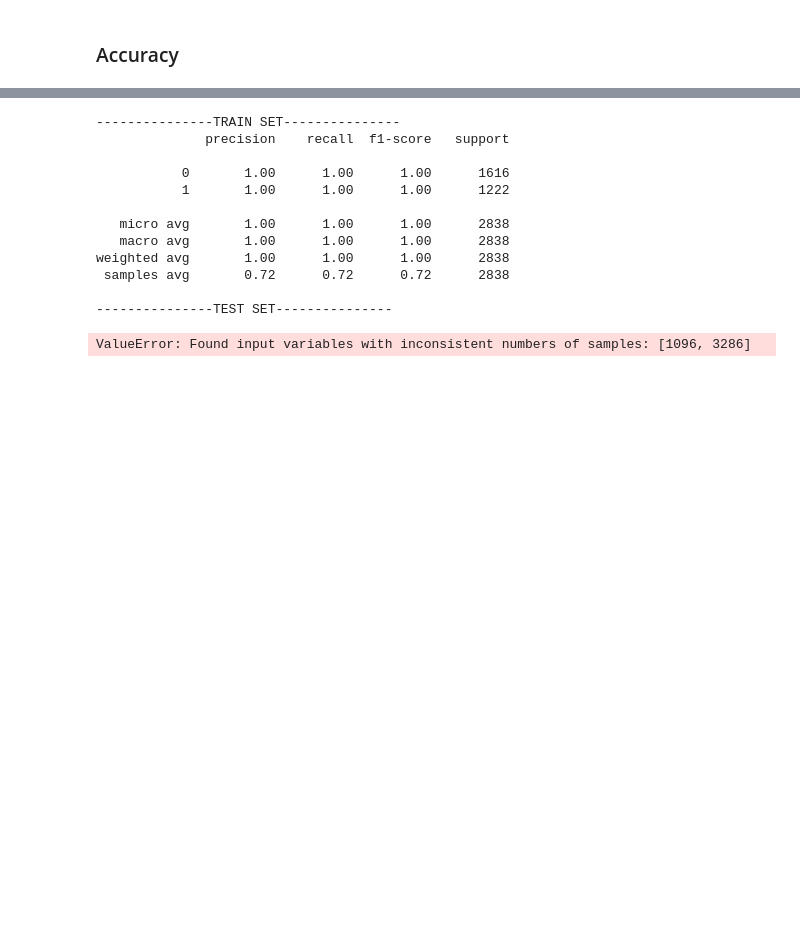
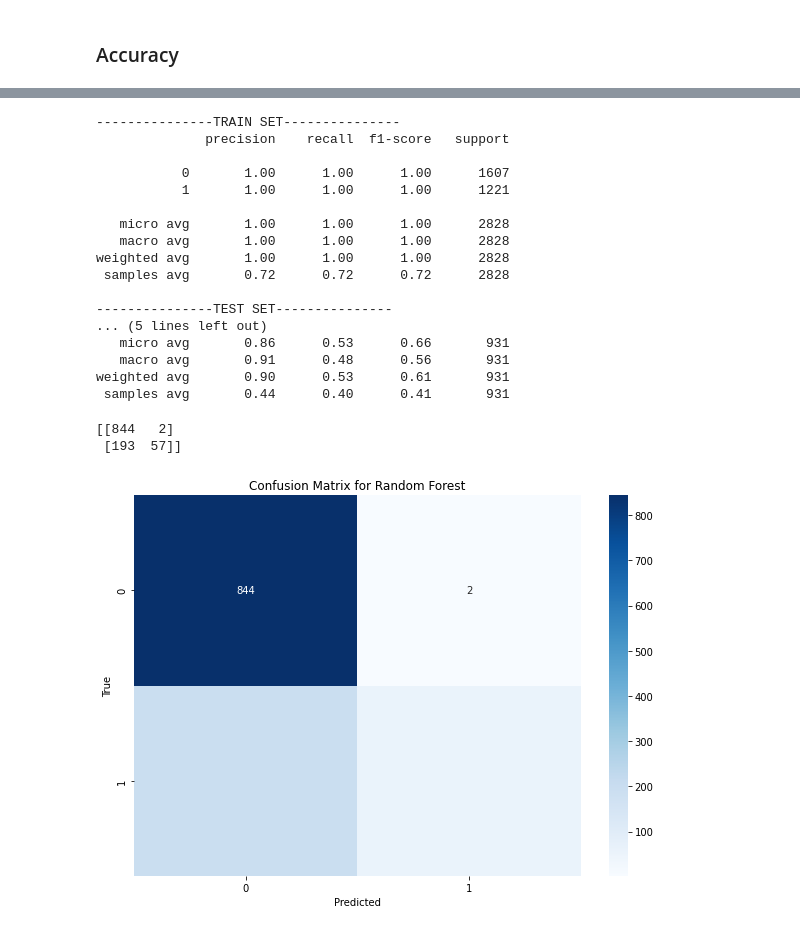
Before and after one commit to esul-gif/tom-jerry, a Jupyter notebook: Tom_and_Jerry_ML.ipynb, the cells around one changed output, grey strips where cells are left out. Drawn from its saved outputs; the diff is of its cells as text; code cells hidden in the pictures; blank space fills up the shorter version.

```diff
--- a/Tom_and_Jerry_ML.ipynb
+++ b/Tom_and_Jerry_ML.ipynb
@@ -181,6 +203,3 @@ weighted avg       0.70      0.72      0.71       969
 # Modelling - Random Forest Classifier
 # %% [markdown]
 ### Training
-# %%
-clf = RandomForestClassifier(random_state=42, n_jobs=-1)
-clf.fit(train_x, train_y)
@@ -188,0 +206,6 @@ RandomForestClassifier(n_jobs=-1, random_state=42)
+# %%
+from sklearn.model_selection import GridSearchCV
+
+#rf_params = {'n_estimators': [100, 200, 300], 'max_depth': [10, 20, 30, None], 'min_samples_split': [2, 5, 10]}
+clf2 = RandomForestClassifier(random_state=42, max_depth= None, min_samples_split=2, n_estimators=300)
+clf2.fit(train_x, train_y)
@@ -222,21 +247,43 @@ Final Accuracy RandomForest: 0.783
 # %%
 # Classification report
-pred_y = clf.predict(train_x)
+pred_y = clf2.predict(train_x)
 print('---------------TRAIN SET---------------')
 print(classification_report(train_y, pred_y))
+pred_y = clf2.predict(test_x)
 print('---------------TEST SET---------------')
 print(classification_report(test_y, pred_y))
 # %% [output]
 ---------------TRAIN SET---------------
               precision    recall  f1-score   support
 
-           0       1.00      1.00      1.00      1616
-           1       1.00      1.00      1.00      1222
+           0       1.00      1.00      1.00      1607
+           1       1.00      1.00      1.00      1221
 
-   micro avg       1.00      1.00      1.00      2838
-   macro avg       1.00      1.00      1.00      2838
-weighted avg       1.00      1.00      1.00      2838
- samples avg       0.72      0.72      0.72      2838
+   micro avg       1.00      1.00      1.00      2828
+   macro avg       1.00      1.00      1.00      2828
+weighted avg       1.00      1.00      1.00      2828
+ samples avg       0.72      0.72      0.72      2828
 
 ---------------TEST SET---------------
+... (5 lines left out)
+   micro avg       0.86      0.53      0.66       931
+   macro avg       0.91      0.48      0.56       931
+weighted avg       0.90      0.53      0.61       931
+ samples avg       0.44      0.40      0.41       931
-ValueError: Found input variables with inconsistent numbers of samples: [1096, 3286]
+# %%
+conf_matrix_rf = confusion_matrix(test_y.argmax(axis=1), pred_y.argmax(axis=1))
+print(conf_matrix_rf)
+# %% [output]
+[[844   2]
+ [193  57]]
+# %%
+import seaborn as sns
+
+plt.figure(figsize = (10,7))
+sns.heatmap(conf_matrix_rf, annot=True, fmt='d',cmap='Blues')
+plt.xlabel('Predicted')
+plt.ylabel('True')
+plt.title('Confusion Matrix for Random Forest')
+plt.show()
+# %% [output]
+[figure, added]
```
Also changed, not shown: parts of 27 cells of this notebook, 5 other files.
